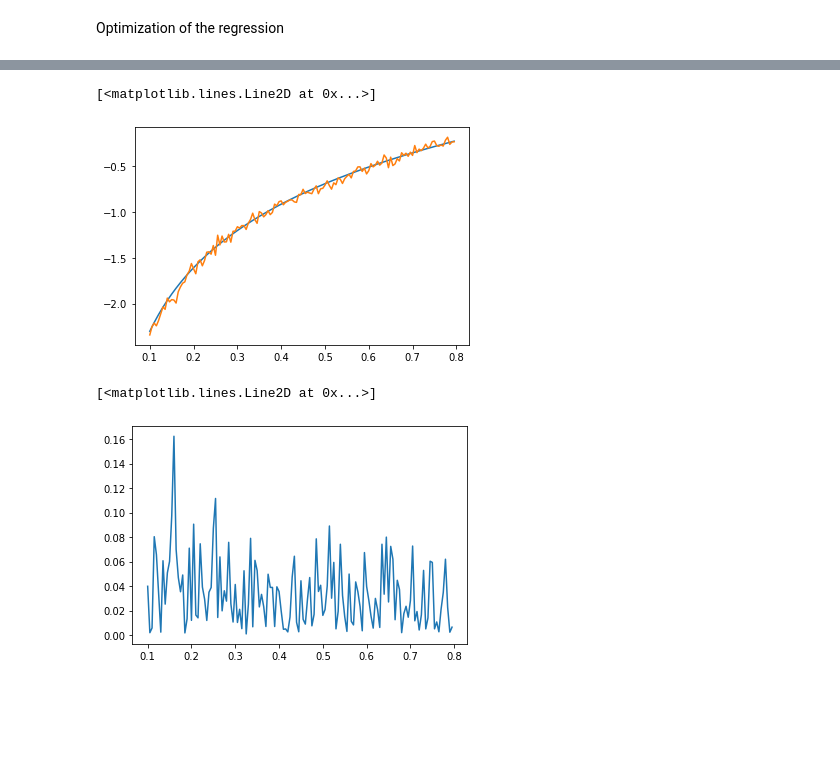
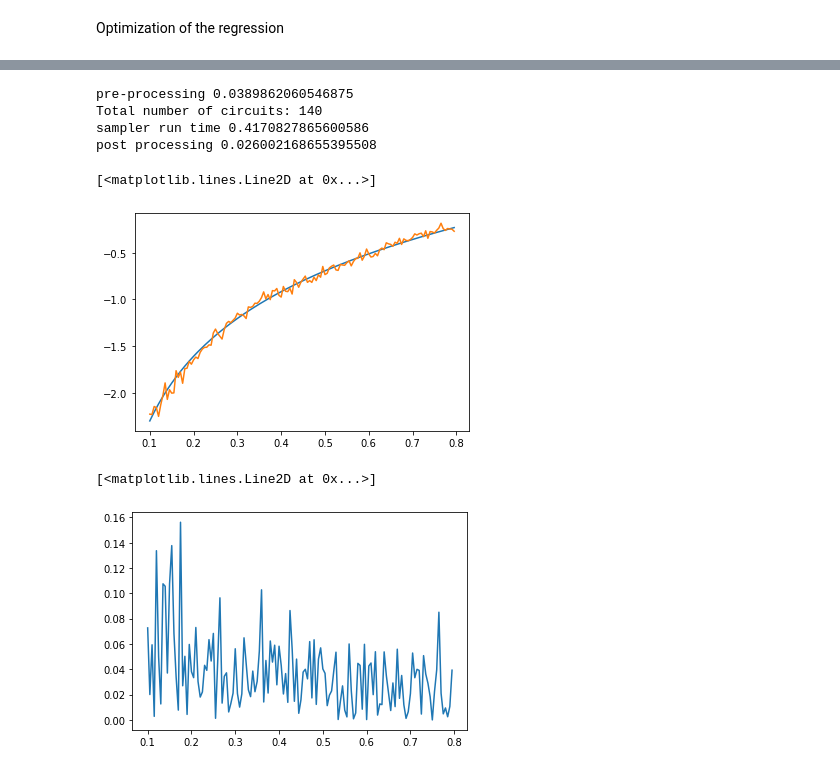
Before and after one commit to sQUlearn/squlearn, a Jupyter notebook: examples/qnn/regression_with_variance.ipynb, the cells around one changed output, grey strips where cells are left out. Cells and saved outputs as stored; diff of their text form; code cells hidden in the pictures; blank space fills up the shorter version.

```diff
--- a/examples/qnn/regression_with_variance.ipynb
+++ b/examples/qnn/regression_with_variance.ipynb
@@ -105,16 +109,20 @@ plt.plot(x, np.abs(y - np.log(x)))
 # %%
 qasm = Executor("qasm_simulator")
 qnn_qasm = QNNRegressor(
-    pqc, ising_op, qasm, [SquaredLoss, VarianceLoss], SLSQP(), reg.param, reg.param_op
+    pqc, ising_op, qasm, [SquaredLoss, VarianceLoss], SLSQP(), reg._param, reg._param_op
 )
 y = qnn_qasm.predict(x)
 plt.plot(x, np.log(x))
 plt.plot(x, y)
 # %% [output]
-[<matplotlib.lines.Line2D at 0x...>]
+pre-processing 0.0389862060546875
+Total number of circuits: 140
+sampler run time 0.4170827865600586
+post processing 0.026002168655395508
+[<matplotlib.lines.Line2D at 0x...>]
-[figure, old version]
+[figure, new version]
 # %%
 plt.plot(x, np.abs(y - np.log(x)))
 # %% [output]
 [<matplotlib.lines.Line2D at 0x...>]
-[figure, old version]
+[figure, new version]
```
Also changed, not shown: parts of 4 cells of this notebook, 6 other files.
